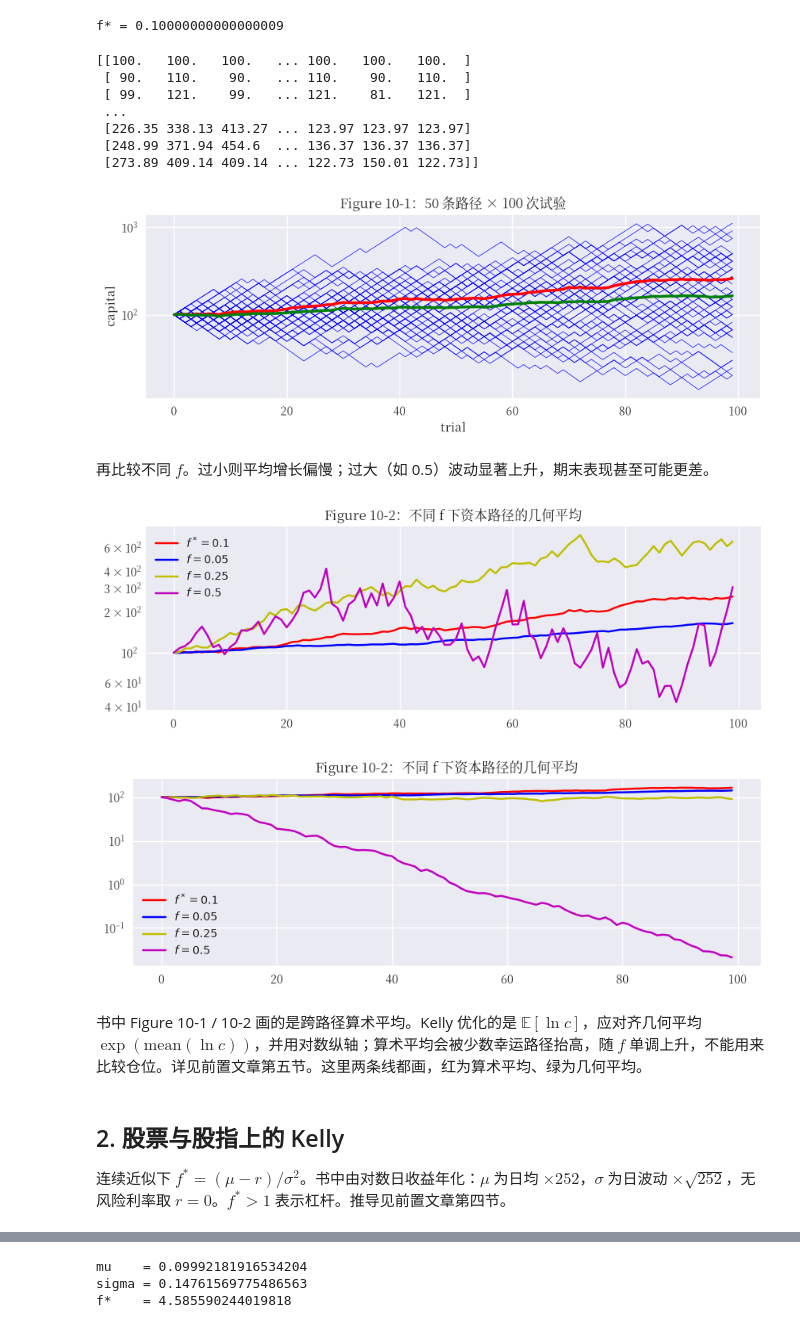
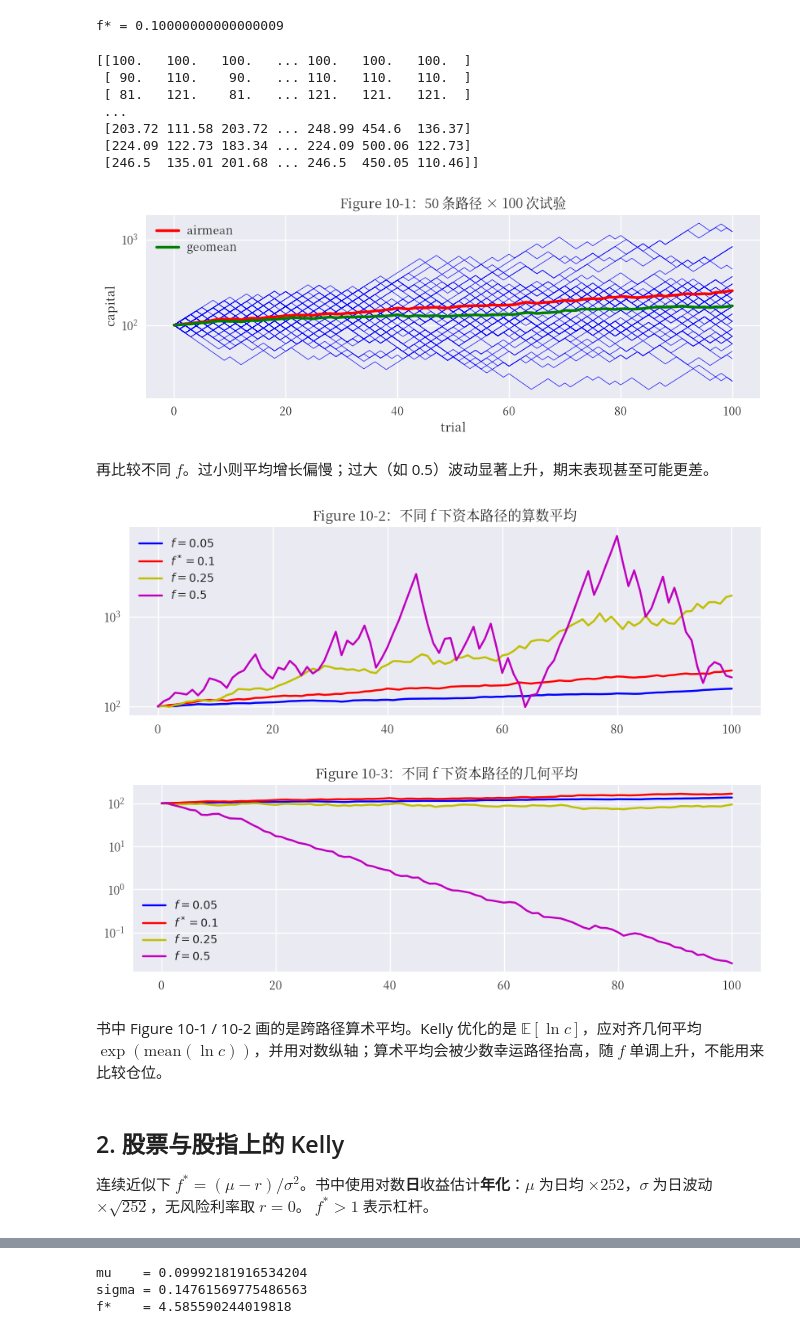
Before and after one commit to zhaojinting2020/quant-trading-learning-path, a Jupyter notebook: attachments/Python-算法交易学习笔记-Cpv4djLFwoWd2CxiXgsc4laSn2f/code/Capital_Management_Kelly.ipynb, the cells around one changed output, grey strips where cells are left out. Drawn from its saved outputs; the diff is of its cells as text; code cells hidden in the pictures.

```diff
--- a/attachments/Python-算法交易学习笔记-Cpv4djLFwoWd2CxiXgsc4laSn2f/code/Capital_Management_Kelly.ipynb
+++ b/attachments/Python-算法交易学习笔记-Cpv4djLFwoWd2CxiXgsc4laSn2f/code/Capital_Management_Kelly.ipynb
@@ -26,14 +26,14 @@ print("f* =", f)                  # 书中 Out[5] ≈ 0.1
 # %% [output]
 f* = 0.10000000000000009
 # %%
-I = 50                            # ③ 仿真路径条数
-n = 100                           # ④ 每条路径试验次数
+n_paths = 50   # 路径条数
+n = 100        # 每条路径的局数；财富时点比局数多 1 个本金时点
 # %%
 def run_simulation(f):
-    """I 条路径、每条 n 个时点；第 0 期资本 100，其后赢乘 1+f、输乘 1-f。"""
-    win = np.random.random((n - 1, I)) < p  # 行是时间，列是路径
+    """n_paths 条路径、每条 n 局；返回形状 (n+1, n_paths)，第 0 行是本金。"""
+    win = np.random.random((n, n_paths)) < p  # 行是局，列是路径
     factor = np.where(win, 1 + f, 1 - f)
-    c = np.empty((n, I))
+    c = np.empty((n + 1, n_paths))
     c[0] = 100
     c[1:] = 100 * np.cumprod(factor, axis=0)
     return c
@@ -49,27 +49,28 @@ def path_arimean(c):
     return c.mean(axis=1)
 # %%
 c_1 = run_simulation(f)
-print(c_1.round(2))              # 书中 Out[10]：形状 (100, 50)
+print(c_1.round(2))              # 形状 (n+1, n_paths) = (101, 50)
 # %% [output]
 [[100.   100.   100.   ... 100.   100.   100.  ]
- [ 90.   110.    90.   ... 110.    90.   110.  ]
- [ 99.   121.    99.   ... 121.    81.   121.  ]
+ [ 90.   110.    90.   ... 110.   110.   110.  ]
+ [ 81.   121.    81.   ... 121.   121.   121.  ]
  ...
- [226.35 338.13 413.27 ... 123.97 123.97 123.97]
- [248.99 371.94 454.6  ... 136.37 136.37 136.37]
- [273.89 409.14 409.14 ... 122.73 150.01 122.73]]
+ [203.72 111.58 203.72 ... 248.99 454.6  136.37]
+ [224.09 122.73 183.34 ... 224.09 500.06 122.73]
+ [246.5  135.01 201.68 ... 246.5  450.05 110.46]]
 # %%
 plt.figure(figsize=(10, 3))
 plt.plot(c_1, "b", lw=0.5)                         # plot 50 条路径
-plt.plot(path_arimean(c_1), "r", lw=2.5)           # 红线：算术平均
-plt.plot(path_geomean(c_1), "g", lw=2.5)           # 绿线：几何平均
+plt.plot(path_arimean(c_1), "r", lw=2.5, label="airmean")           # 红线：算术平均
+plt.plot(path_geomean(c_1), "g", lw=2.5, label="geomean")           # 绿线：几何平均
 plt.title("Figure 10-1：50 条路径 × 100 次试验")
 plt.xlabel("trial")
 plt.ylabel("capital")
 plt.yscale("log")
+plt.legend()
 plt.show()
 # %% [output]
-[figure, old version]
+[figure, new version]
 # %% [markdown]
 再比较不同 $f$。过小则平均增长偏慢；过大（如 0.5）波动显著上升，期末表现甚至可能更差。
 # %%
@@ -79,34 +80,34 @@ c_4 = run_simulation(0.5)    # ③ f = 0.5（过高）
 # %%
 plt.figure(figsize=(10, 3))
 # 书中写法：对各 f 画算术平均
+plt.plot(path_arimean(c_2), "b", label="$f=0.05$")
 plt.plot(path_arimean(c_1), "r", label="$f^*=0.1$")
-plt.plot(path_arimean(c_2), "b", label="$f=0.05$")
 plt.plot(path_arimean(c_3), "y", label="$f=0.25$")
 plt.plot(path_arimean(c_4), "m", label="$f=0.5$")
 plt.legend(loc=0)
-plt.title("Figure 10-2：不同 f 下资本路径的几何平均")
+plt.title("Figure 10-2：不同 f 下资本路径的算数平均")
 plt.yscale("log")
 plt.show()
 # %% [output]
-[figure, old version]
+[figure, new version]
 # %%
 plt.figure(figsize=(10, 3))
+plt.plot(path_geomean(c_2), "b", label="$f=0.05$")
 plt.plot(path_geomean(c_1), "r", label="$f^*=0.1$")
-plt.plot(path_geomean(c_2), "b", label="$f=0.05$")
 plt.plot(path_geomean(c_3), "y", label="$f=0.25$")
 plt.plot(path_geomean(c_4), "m", label="$f=0.5$")
 plt.legend(loc=0)
-plt.title("Figure 10-2：不同 f 下资本路径的几何平均")
+plt.title("Figure 10-3：不同 f 下资本路径的几何平均")
 plt.yscale("log")
 plt.show()
 # %% [output]
-[figure, old version]
+[figure, new version]
 # %% [markdown]
-书中 Figure 10-1 / 10-2 画的是跨路径算术平均。Kelly 优化的是 $\mathbb{E}[\ln c]$，应对齐几何平均 $\exp(\mathrm{mean}(\ln c))$，并用对数纵轴；算术平均会被少数幸运路径抬高，随 $f$ 单调上升，不能用来比较仓位。详见前置文章第五节。这里两条线都画，红为算术平均、绿为几何平均。
+书中 Figure 10-1 / 10-2 画的是跨路径算术平均。Kelly 优化的是 $\mathbb{E}[\ln c]$，应对齐几何平均 $\exp(\mathrm{mean}(\ln c))$，并用对数纵轴；算术平均会被少数幸运路径抬高，随 $f$ 单调上升，不能用来比较仓位。
 # %% [markdown]
 ## 2. 股票与股指上的 Kelly
 
-连续近似下 $f^*=(\mu-r)/\sigma^2$。书中由对数日收益年化：$\mu$ 为日均 $\times 252$，$\sigma$ 为日波动 $\times\sqrt{252}$，无风险利率取 $r=0$。$f^*>1$ 表示杠杆。推导见前置文章第四节。
+连续近似下 $f^*=(\mu-r)/\sigma^2$。书中使用对数**日**收益估计**年化**：$\mu$ 为日均 $\times 252$，$\sigma$ 为日波动 $\times\sqrt{252}$，无风险利率取 $r=0$。 $f^*>1$ 表示杠杆。
 # %% [markdown]
 ### 2.1 实例：被动做多标普 500
 
```
Also changed, not shown: parts of 4 cells of this notebook, 25 other files.
